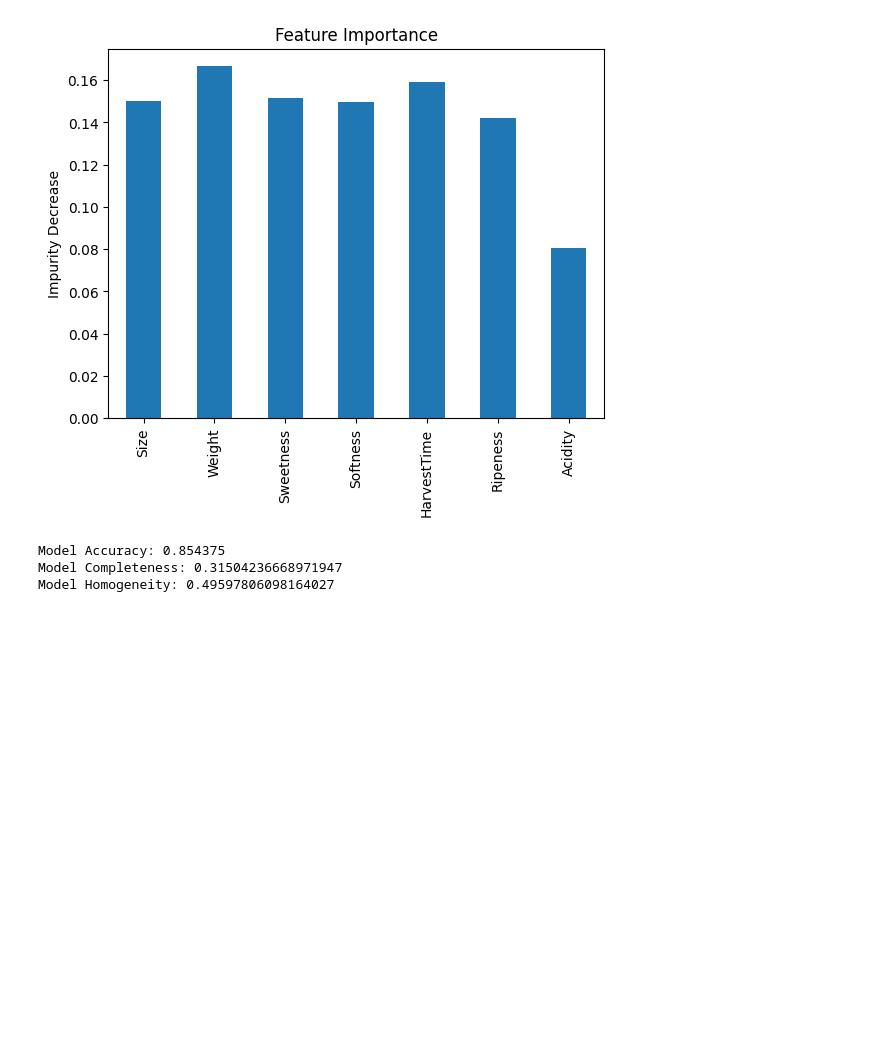
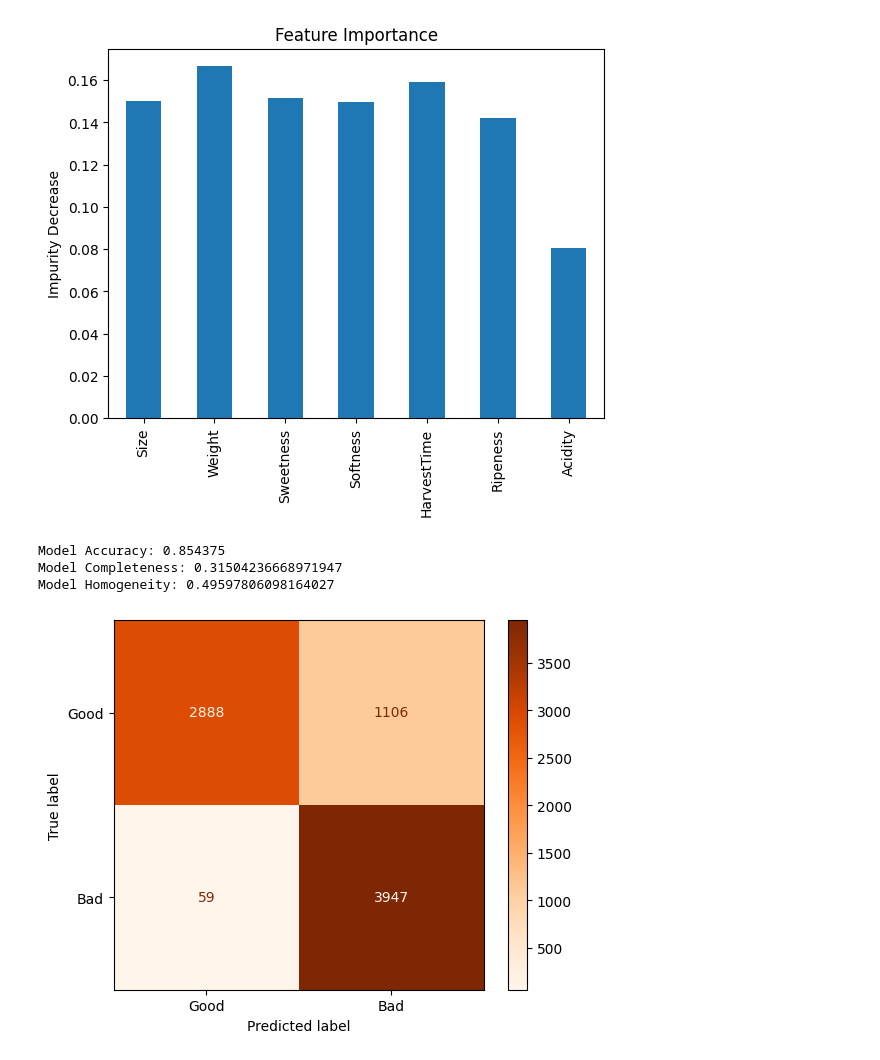
Before and after one commit to JSchlangen9/Banana-Quality, a Jupyter notebook: DTSA5510_Banana Quality.ipynb, the cells around one changed output. Cells and saved outputs as stored; diff of their text form; code cells hidden in the pictures; blank space fills up the shorter version.

Commit message:
confusion matrix

```diff
--- a/DTSA5510_Banana Quality.ipynb
+++ b/DTSA5510_Banana Quality.ipynb
@@ -109,3 +111,11 @@ print('Model Homogeneity:', model_hom)
 Model Accuracy: 0.854375
 Model Completeness: 0.31504236668971947
 Model Homogeneity: 0.49597806098164027
+# %%
+cm = confusion_matrix(y_true, predictions_u)
+disp = ConfusionMatrixDisplay(cm, display_labels=['Good', 'Bad'])
+
+disp.plot(cmap='Oranges')
+plt.show()
+# %% [output]
+[figure, added]
```
Also changed, not shown: parts of 1 cell of this notebook.
